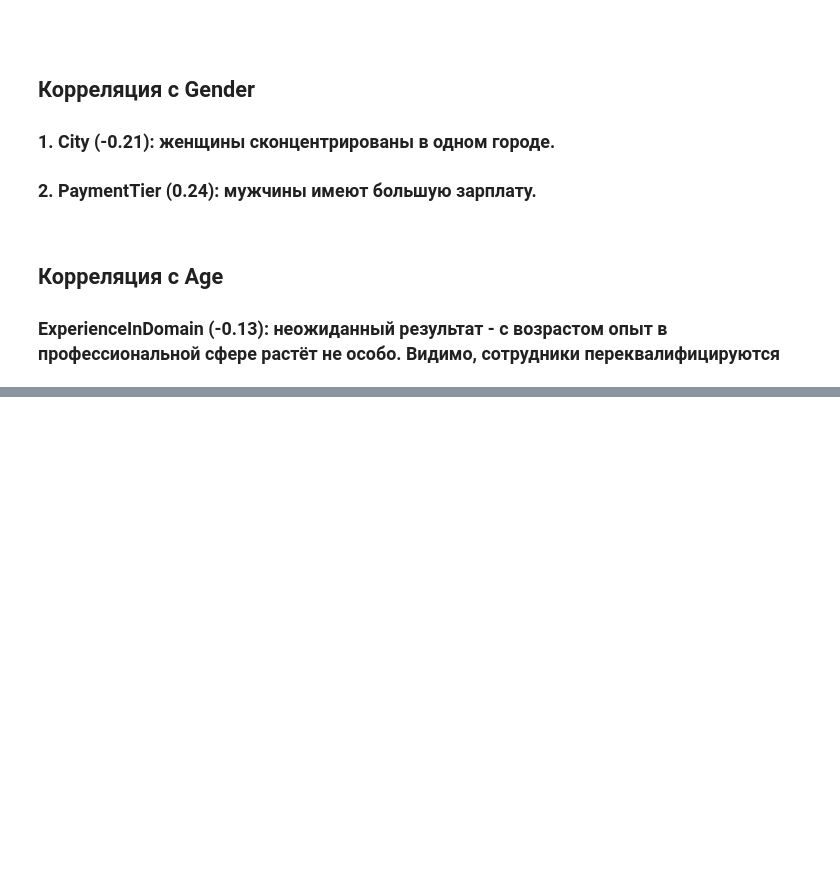
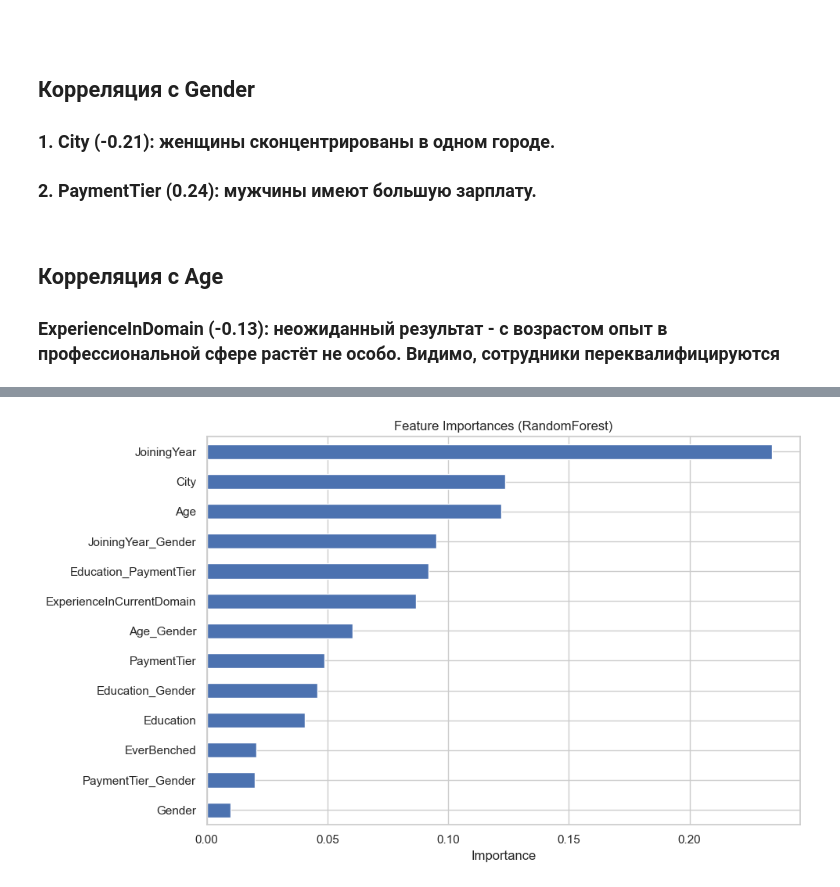
Before and after one commit to ratherbot/KaggleSummerPractice, a Jupyter notebook: solution.ipynb, the cells around one changed output, grey strips where cells are left out. Saved outputs shown, nothing was run; the diff lists cells and outputs as text; code cells hidden in the pictures; blank space fills up the shorter version.

```diff
--- a/solution.ipynb
+++ b/solution.ipynb
@@ -320,0 +293,2 @@ plt.show()
+# %%
+df_fe = df.copy()
@@ -320,0 +388,32 @@ plt.show()
+# %%
+import pandas as pd
+import numpy as np
+from sklearn.ensemble import RandomForestClassifier
+
+base_features = [
+    "Education", "JoiningYear", "City", "PaymentTier",
+    "Age", "Gender", "EverBenched", "ExperienceInCurrentDomain"
+]
+
+interactions = [
+    "Education_Gender",
+    "Age_Gender",
+    "PaymentTier_Gender",
+    "JoiningYear_Gender",
+    "Education_PaymentTier"
+]
+
+X = df_fe[base_features + interactions]
+y = df_fe["LeaveOrNot"]
+
+model = RandomForestClassifier(random_state=42, n_estimators=200)
+model.fit(X, y)
+
+feat_imp = (
+    pd.Series(model.feature_importances_, index=X.columns)
+      .sort_values(ascending=False)
+)
+
+print("Feature Importances (с новыми признаками):\n")
+for feat, imp in feat_imp.items():
+    print(f"{feat:25} {imp:.4f}")
@@ -320,0 +436,9 @@ plt.show()
+# %%
+plt.figure(figsize=(10, 6))
+feat_imp.sort_values().plot(kind="barh")
+plt.title("Feature Importances (RandomForest)")
+plt.xlabel("Importance")
+plt.tight_layout()
+plt.show()
+# %% [output]
+[figure, added]
```
Also changed, not shown: parts of 10 cells of this notebook.
